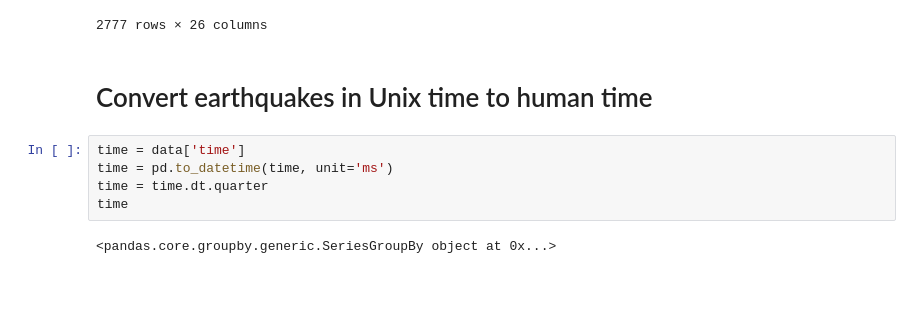
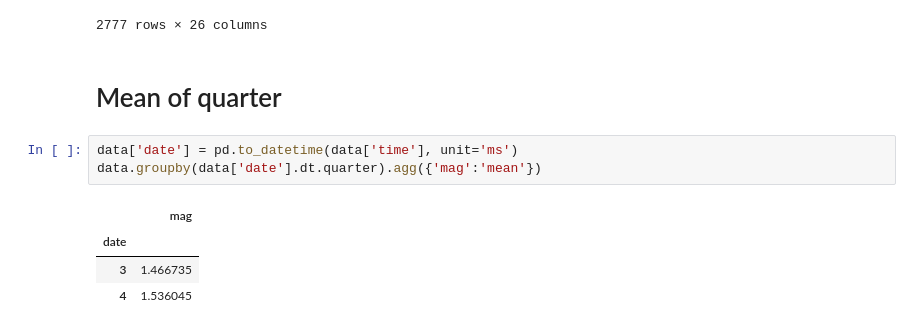
Before and after one commit to Hyprnx/Data-Preparation, a Jupyter notebook: Homeworks/To Duc Anh HW W3.ipynb, the cells around one changed output. Cells and saved outputs as stored; diff of their text form; blank space fills up the shorter version.

```diff
--- a/Homeworks/To Duc Anh HW W3.ipynb
+++ b/Homeworks/To Duc Anh HW W3.ipynb
@@ -109,12 +109,13 @@ data.iloc[distance.index]
 | 9313 | NaN | NaN | 20257028 | https://earthquake.usgs.gov/fdsnw... | NaN | NaN | NaN | ,ak20257028, | 1.50 | ml | ... | ... |
 | 9318 | NaN | NaN | 20257023 | https://earthquake.usgs.gov/fdsnw... | NaN | NaN | NaN | ,ak20257023, | 1.10 | ml | ... | ... |
 2777 rows × 26 columns
-# %% [markdown]
-# Convert earthquakes in Unix time to human time
+# %% [markdown]
+# Mean of quarter
 # %%
-time = data['time']
-time = pd.to_datetime(time, unit='ms')
-time = time.dt.quarter
-time
+data['date'] = pd.to_datetime(data['time'], unit='ms')
+data.groupby(data['date'].dt.quarter).agg({'mag':'mean'})
 # %% [output]
-<pandas.core.groupby.generic.SeriesGroupBy object at 0x...>
+|  | mag |
+| date |  |
+| 3 | 1.466735 |
+| 4 | 1.536045 |
```
